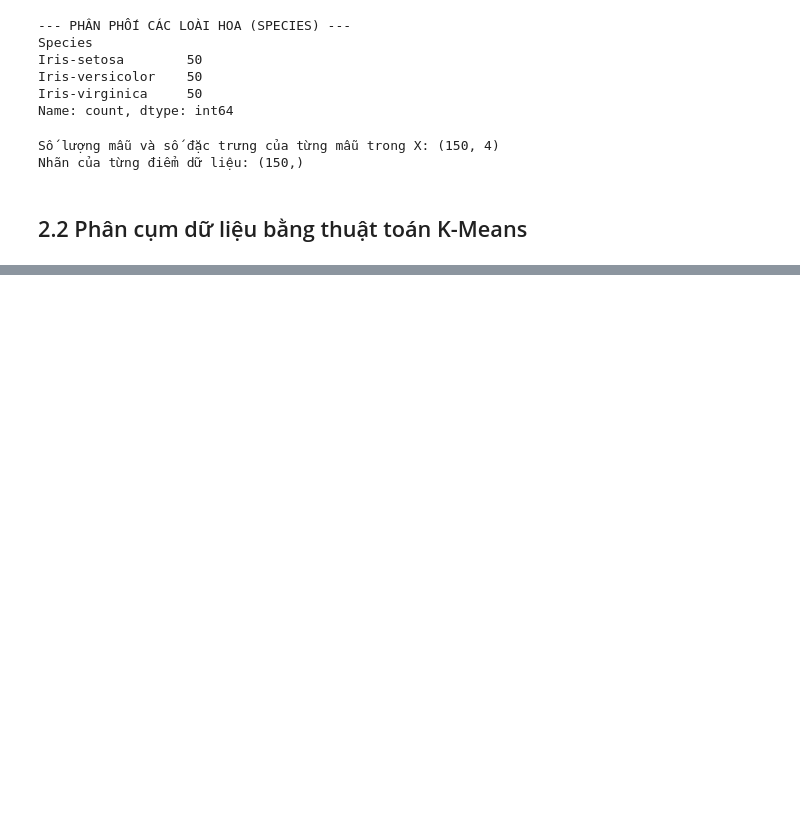
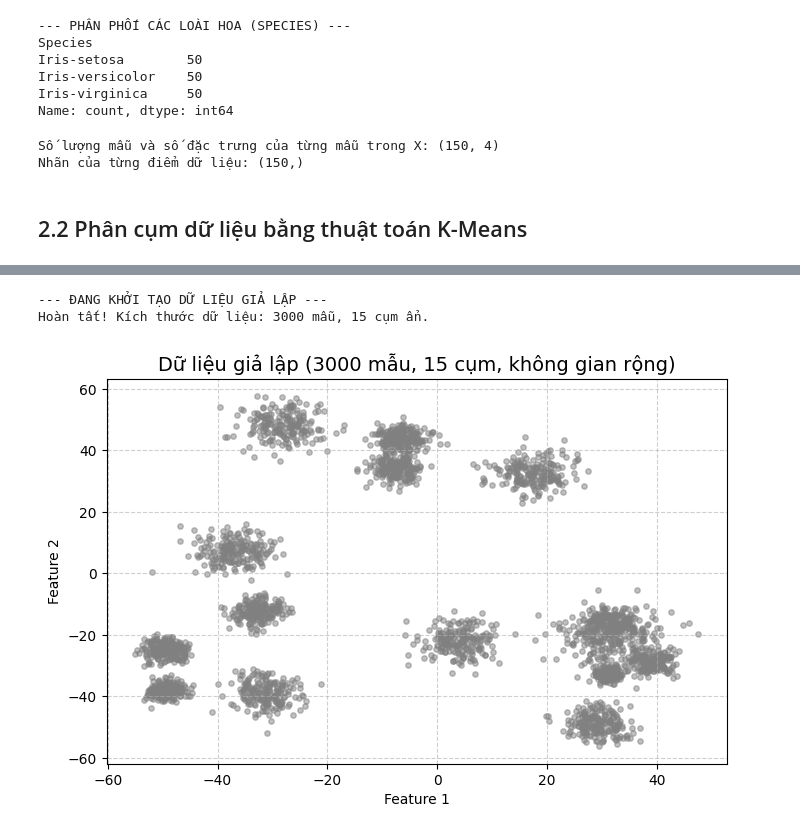
Before and after one commit to TranTrongTu/hcmus-math-for-ai, a Jupyter notebook: lab03/24122024.ipynb, the cells around one changed output, grey strips where cells are left out. Saved outputs shown, nothing was run; the diff lists cells and outputs as text; code cells hidden in the pictures; blank space fills up the shorter version.

```diff
--- a/lab03/24122024.ipynb
+++ b/lab03/24122024.ipynb
@@ -291,0 +644,45 @@ class KMeansCustom:
+# %%
+# 1. Function to generate complex synthetic data using pure NumPy
+def generate_synthetic_data(n_samples=3000, n_clusters=15, random_state=100):
+    """
+    Generate a 2D dataset with multiple Gaussian blobs of varying sizes and variances.
+    """
+    np.random.seed(random_state)
+
+    # Randomly scatter cluster centers across a large 2D space (-50 to 50)
+    centers = np.random.uniform(-50, 50, size=(n_clusters, 2))
+
+    X_list = []
+    points_per_cluster = n_samples // n_clusters
+
+    for i in range(n_clusters):
+        # Assign a random standard deviation (variance) to each cluster to make it realistic
+        std_dev = np.random.uniform(1.0, 5.0)
+
+        # Generate points around the center using Normal Distribution
+        cluster_points = np.random.normal(loc=centers[i], scale=std_dev, size=(points_per_cluster, 2))
+        X_list.append(cluster_points)
+
+    # Stack all clusters and shuffle them
+    X_syn = np.vstack(X_list)
+    np.random.shuffle(X_syn)
+
+    return X_syn
+
+# 2. Generate the dataset
+print("--- ĐANG KHỞI TẠO DỮ LIỆU GIẢ LẬP ---")
+X_syn = generate_synthetic_data(n_samples=3000, n_clusters=15, random_state=100)
+print(f"Hoàn tất! Kích thước dữ liệu: {X_syn.shape[0]} mẫu, 15 cụm ẩn.\n")
+
+# 3. Visualize the raw synthetic data
+plt.figure(figsize=(8, 5))
+plt.scatter(X_syn[:, 0], X_syn[:, 1], c='gray', s=15, alpha=0.5)
+plt.title('Dữ liệu giả lập (3000 mẫu, 15 cụm, không gian rộng)', fontsize=14)
+plt.xlabel('Feature 1')
+plt.ylabel('Feature 2')
+plt.grid(True, linestyle='--', alpha=0.6)
+plt.show()
+# %% [output]
+--- ĐANG KHỞI TẠO DỮ LIỆU GIẢ LẬP ---
+Hoàn tất! Kích thước dữ liệu: 3000 mẫu, 15 cụm ẩn.
+[figure, added]
```
Also changed, not shown: parts of 20 cells of this notebook.
